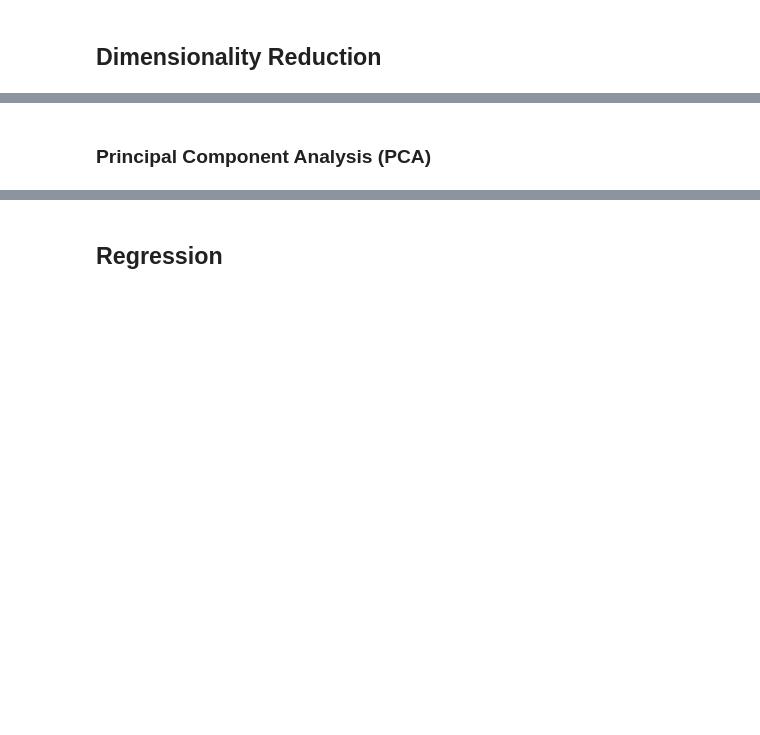
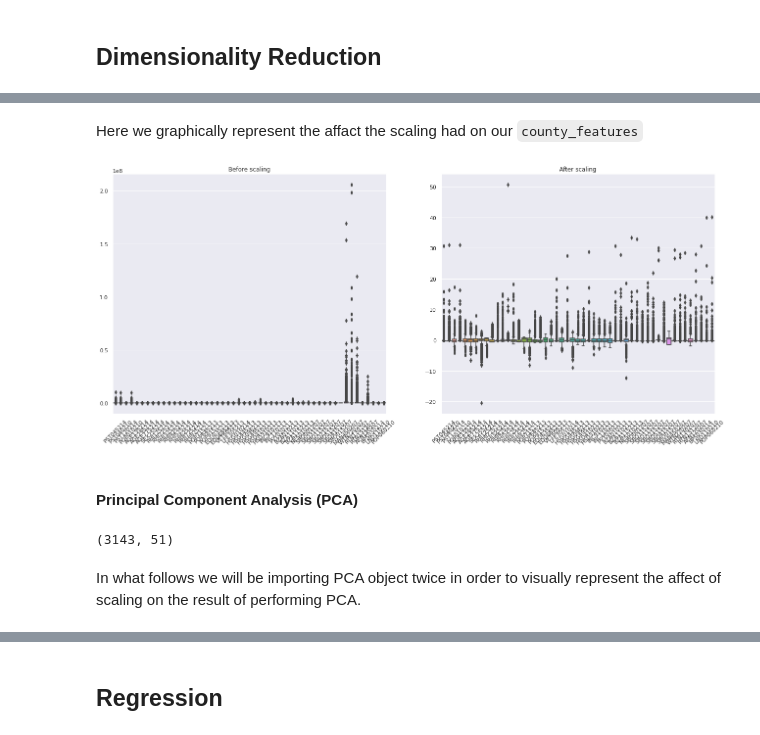
Before and after one commit to virbickt/aers, a Jupyter notebook: Untitled8.ipynb, the cells around one changed output, grey strips where cells are left out. Drawn from its saved outputs; the diff is of its cells as text; code cells hidden in the pictures; blank space fills up the shorter version.

```diff
--- a/Untitled8.ipynb
+++ b/Untitled8.ipynb
@@ -429,0 +442,2 @@ i. e. there is no significant difference in the ratio of those who have a higher
+# %%
+county_columns = county_facts.columns[3:]
@@ -430,2 +462,22 @@ i. e. there is no significant difference in the ratio of those who have a higher
+# %%
+county_features = county_facts[county_columns]
+# %%
+scaler = StandardScaler()
+
+scaled_county_features = scaler.fit_transform(county_features)
+# %% [markdown]
+Here we graphically represent the affact the scaling had on our `county_features`
+# %%
+fig, axs = plt.subplots(ncols=2, figsize = (22, 9))
+
+sns.boxplot(data=county_features, ax = axs[0])
+sns.boxplot(data=scaled_county_features, ax = axs[1])
+axs[0].set_title('Before scaling')
+axs[1].set_title('After scaling')
+
+axs[0].set_xticklabels(county_columns, rotation=45);
+axs[1].set_xticklabels(county_columns, rotation=45);
+# %% [output]
+[figure, added]
 # %% [markdown]
-### Principal Component Analysis (PCA)
+#### Principal Component Analysis (PCA)
@@ -431,0 +486,6 @@ i. e. there is no significant difference in the ratio of those who have a higher
+# %%
+data_for_pca.shape
+# %% [output]
+(3143, 51)
+# %% [markdown]
+In what follows we will be importing PCA object twice in order to visually represent the affect of scaling on the result of performing PCA.
```
Also changed, not shown: parts of 92 cells of this notebook.
